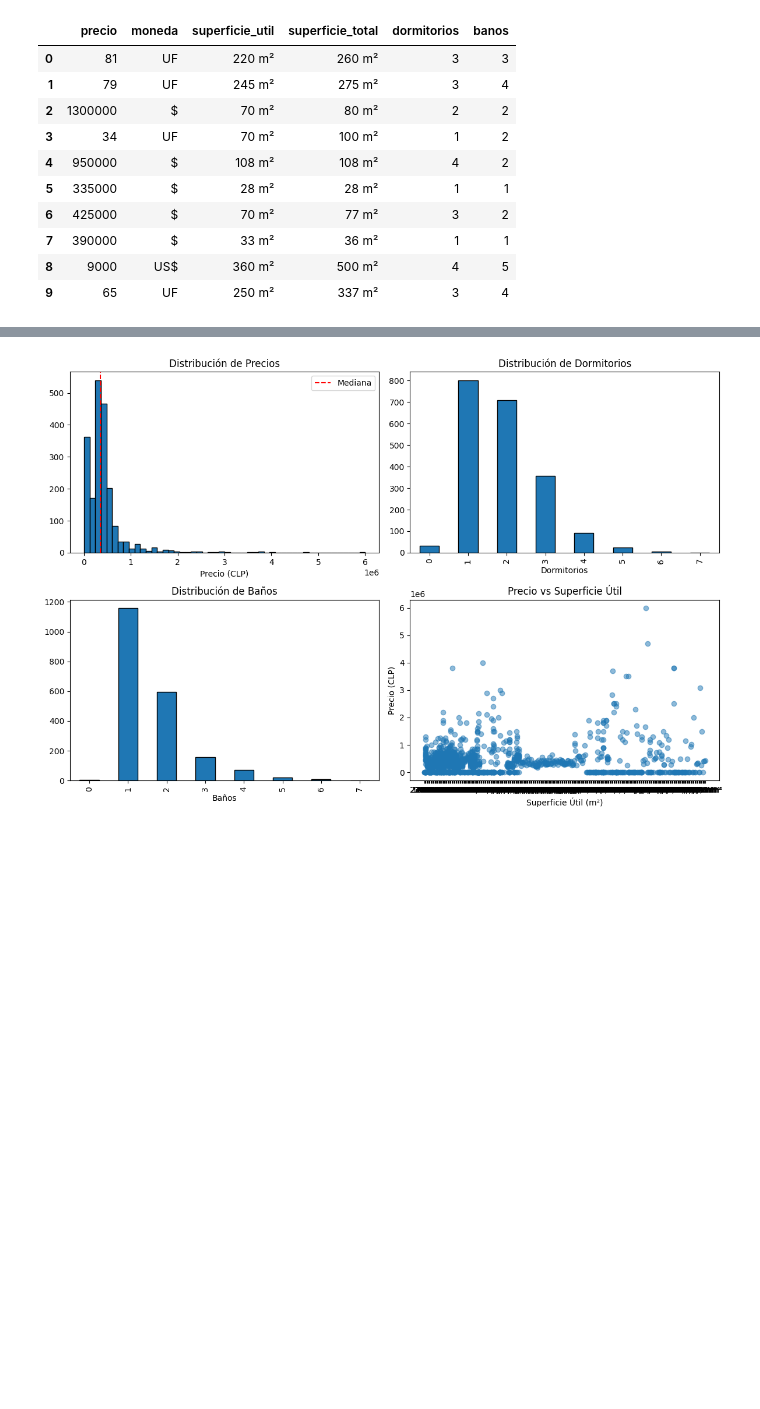
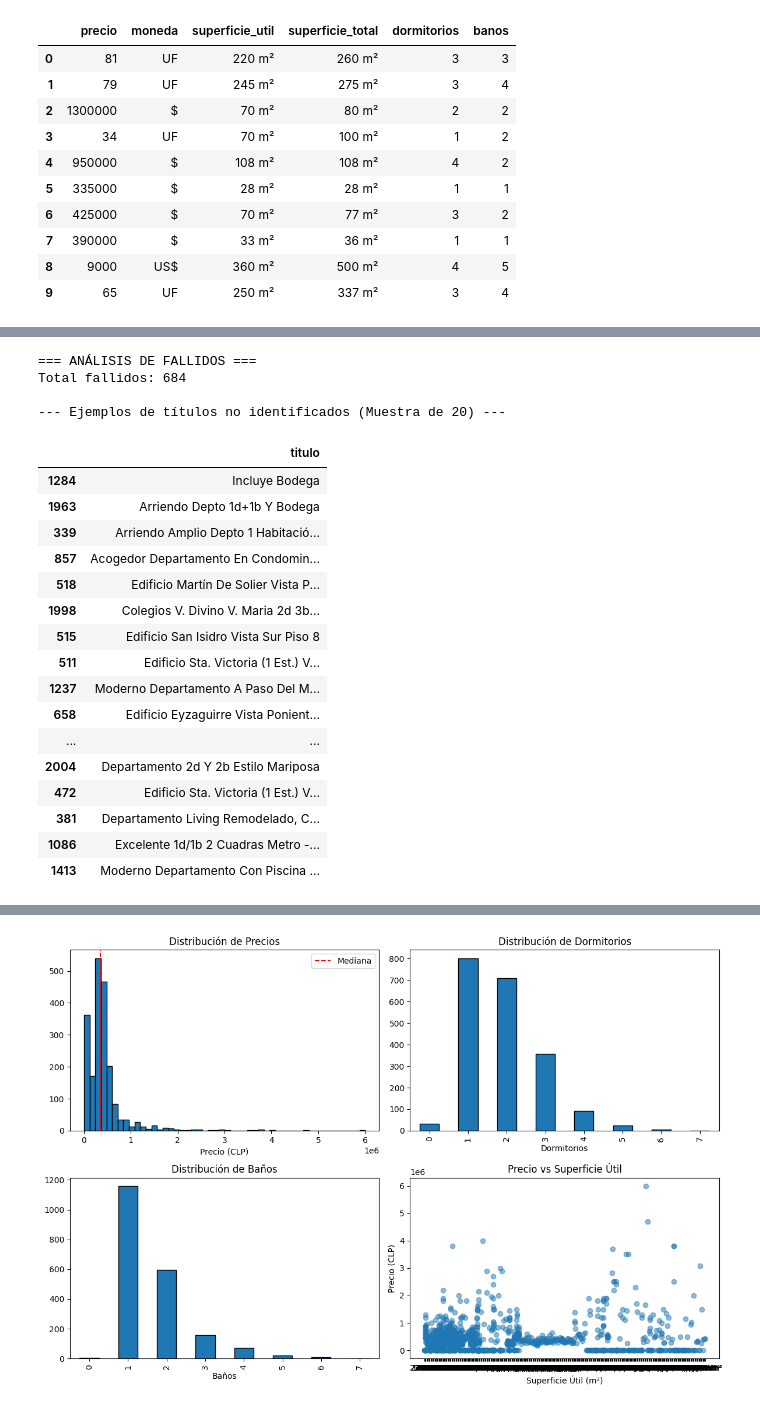
Before and after one commit to alexisnasus/data-science, a Jupyter notebook: Proyecto_Data_Science.ipynb, the cells around one changed output, grey strips where cells are left out. Saved outputs shown, nothing was run; the diff lists cells and outputs as text; code cells hidden in the pictures; blank space fills up the shorter version.

```diff
--- a/Proyecto_Data_Science.ipynb
+++ b/Proyecto_Data_Science.ipynb
@@ -190,0 +576,75 @@ Name: precio, dtype: float64
+# %%
+# ANÁLISIS DE REGISTROS SIN COMUNA IDENTIFICADA
+# Ejecuta esta celda para ver qué títulos no se están reconociendo y encontrar patrones.
+
+print("=== ANÁLISIS DE FALLIDOS ===")
+# Filtrar los que quedaron sin comuna
+fallidos = df[df['comuna_final'] == 'No Especificada'].copy()
+
+if len(fallidos) > 0:
+    print(f"Total fallidos: {len(fallidos)}")
+
+    # 1. Muestra aleatoria para inspección visual
+    print("\n--- Ejemplos de títulos no identificados (Muestra de 20) ---")
+    pd.set_option('display.max_colwidth', None)
+    display(fallidos[['titulo']].sample(min(20, len(fallidos))))
+
+    # 2. Palabras más frecuentes (excluyendo stopwords comunes)
+    from collections import Counter
+    import re
+
+    # Unir todos los títulos fallidos en un solo texto
+    todos_titulos = " ".join(fallidos['titulo'].astype(str).tolist()).lower()
+    # Extraer palabras
+    palabras = re.findall(r'\w+', todos_titulos)
+
+    # Palabras a ignorar (stopwords inmobiliarios)
+    stopwords = ['de', 'en', 'el', 'la', 'y', 'a', 'con', 'del', 'las', 'los', 'para', 'por', 'un', 'una',
+                 'departamento', 'arriendo', 'dormitorios', 'baños', 'dormitorio', 'baño', 'piso', 'vista',
+                 'cocina', 'estar', 'comedor', 'bodega', 'estacionamiento', 'id', 'propiedad', 'excelente',
+                 'gran', 'nuevo', 'amplio', 'luminoso', 'edificio', 'condominio', 'sector', 'cerca', 'pasos',
+                 'metros', 'cuadrados', 'm2', 'sin', 'comision', 'diario', 'mensual', 'año', 'corrido']
+
+    # Filtrar palabras interesantes (longitud > 3 y no números)
+    palabras_interesantes = [p for p in palabras if p not in stopwords and len(p) > 3 and not p.isdigit()]
+
+    print("\n--- Palabras clave frecuentes en fallidos (Pistas para nuevas reglas) ---")
+    comunes = Counter(palabras_interesantes).most_common(30)
+    for p, c in comunes:
+        print(f"{p}: {c}")
+
+    # 3. Buscador rápido para probar hipótesis
+    def buscar_en_fallidos(termino):
+        matches = fallidos[fallidos['titulo'].str.contains(termino, case=False, na=False)]
+        if len(matches) > 0:
+            print(f"\n--- Registros con '{termino}': {len(matches)} ---")
+            display(matches[['titulo']].head(5))
+
+    # Ejemplo: Descomenta para buscar patrones específicos que veas en la lista
+    # buscar_en_fallidos('metro')
+    # buscar_en_fallidos('hospital')
+
+else:
+    print("¡Felicidades! No hay registros sin comuna.")
+# %% [output]
+=== ANÁLISIS DE FALLIDOS ===
+Total fallidos: 684
+
+--- Ejemplos de títulos no identificados (Muestra de 20) ---
+|  | titulo |
+| 1284 | Incluye Bodega |
+| 1963 | Arriendo Depto 1d+1b Y Bodega |
+| 339 | Arriendo Amplio Depto 1 Habitació... |
+| 857 | Acogedor Departamento En Condomin... |
+| 518 | Edificio Martín De Solier Vista P... |
+| 1998 | Colegios V. Divino V. Maria 2d 3b... |
+| 515 | Edificio San Isidro Vista Sur Piso 8 |
+| 511 | Edificio Sta. Victoria (1 Est.) V... |
+| 1237 | Moderno Departamento A Paso Del M... |
+| 658 | Edificio Eyzaguirre Vista Ponient... |
+| ... | ... |
+| 2004 | Departamento 2d Y 2b Estilo Mariposa |
+| 472 | Edificio Sta. Victoria (1 Est.) V... |
+| 381 | Departamento Living Remodelado, C... |
+| 1086 | Excelente 1d/1b 2 Cuadras Metro -... |
+| 1413 | Moderno Departamento Con Piscina ... |
```
Also changed, not shown: parts of 6 cells of this notebook, 1 other file.
